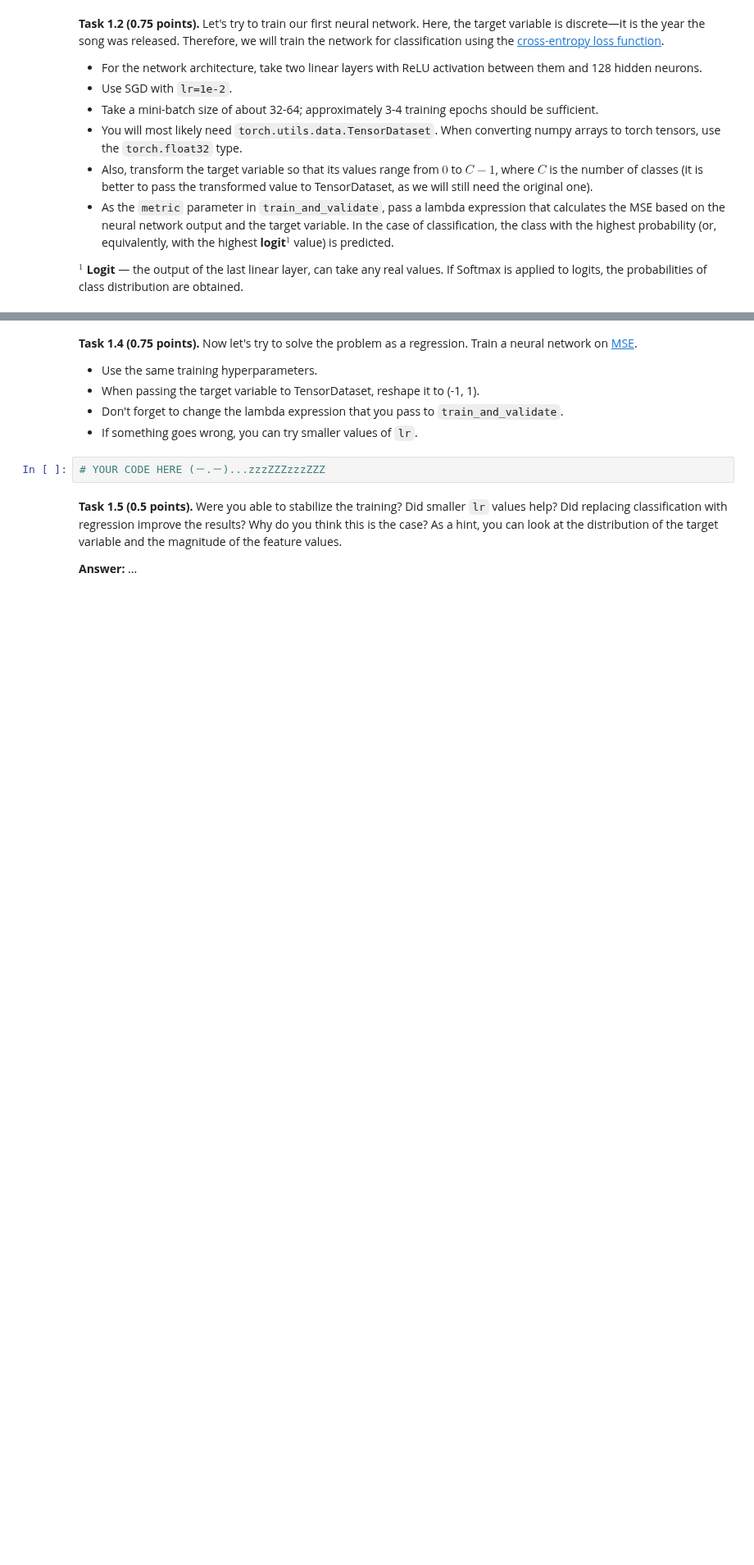
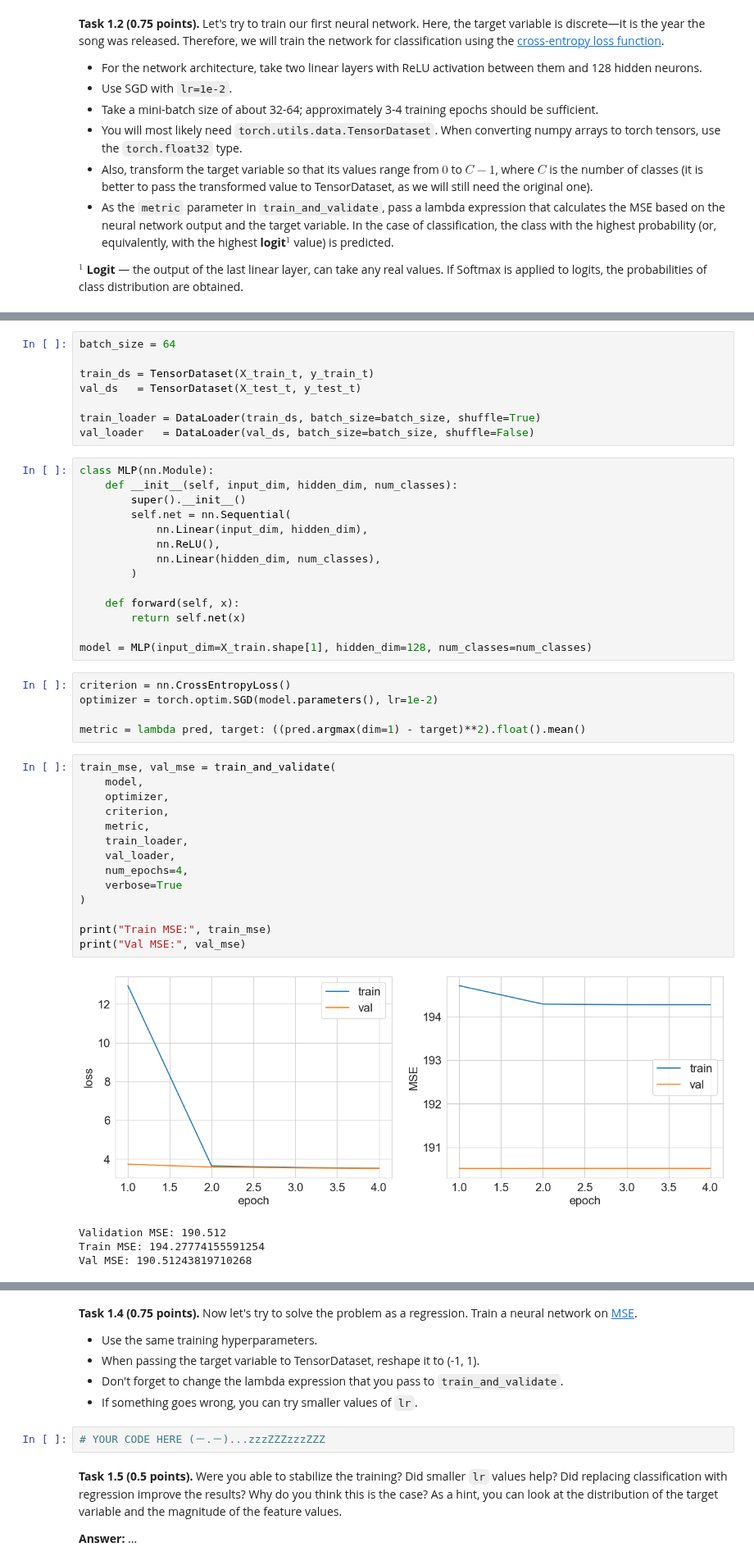
Before and after one commit to dnlmkhlv/ml, a Jupyter notebook: dl/homeworks/HW1_Light_Eng.ipynb, the cells around one changed output, grey strips where cells are left out. Shown at 82% size. Drawn from its saved outputs; the diff is of its cells as text; blank space fills up the shorter version.

```diff
--- a/dl/homeworks/HW1_Light_Eng.ipynb
+++ b/dl/homeworks/HW1_Light_Eng.ipynb
@@ -306,3 +328,49 @@ $^1$ **Logit** — the output of the last linear layer, can take any real values
+# %%
+batch_size = 64
+
+train_ds = TensorDataset(X_train_t, y_train_t)
+val_ds   = TensorDataset(X_test_t, y_test_t)
+
+train_loader = DataLoader(train_ds, batch_size=batch_size, shuffle=True)
+val_loader   = DataLoader(val_ds, batch_size=batch_size, shuffle=False)
+# %%
+class MLP(nn.Module):
+    def __init__(self, input_dim, hidden_dim, num_classes):
+        super().__init__()
+        self.net = nn.Sequential(
+            nn.Linear(input_dim, hidden_dim),
+            nn.ReLU(),
+            nn.Linear(hidden_dim, num_classes),
+        )
+
+    def forward(self, x):
+        return self.net(x)
+
+model = MLP(input_dim=X_train.shape[1], hidden_dim=128, num_classes=num_classes)
+# %%
+criterion = nn.CrossEntropyLoss()
+optimizer = torch.optim.SGD(model.parameters(), lr=1e-2)
+
+metric = lambda pred, target: ((pred.argmax(dim=1) - target)**2).float().mean()
+# %%
+train_mse, val_mse = train_and_validate(
+    model,
+    optimizer,
+    criterion,
+    metric,
+    train_loader,
+    val_loader,
+    num_epochs=4,
+    verbose=True
+)
+
+print("Train MSE:", train_mse)
+print("Val MSE:", val_mse)
+# %% [output]
+[figure, added]
+Validation MSE: 190.512
+Train MSE: 194.27774155591254
+Val MSE: 190.51243819710268
 # %% [markdown]
 **Task 1.3 (0.5 points).** Comment on your observations. Were you able to beat the baseline? Do you think it is a good idea to train a classifier for this task? Why?
 
```
Also changed, not shown: parts of 5 cells of this notebook.
